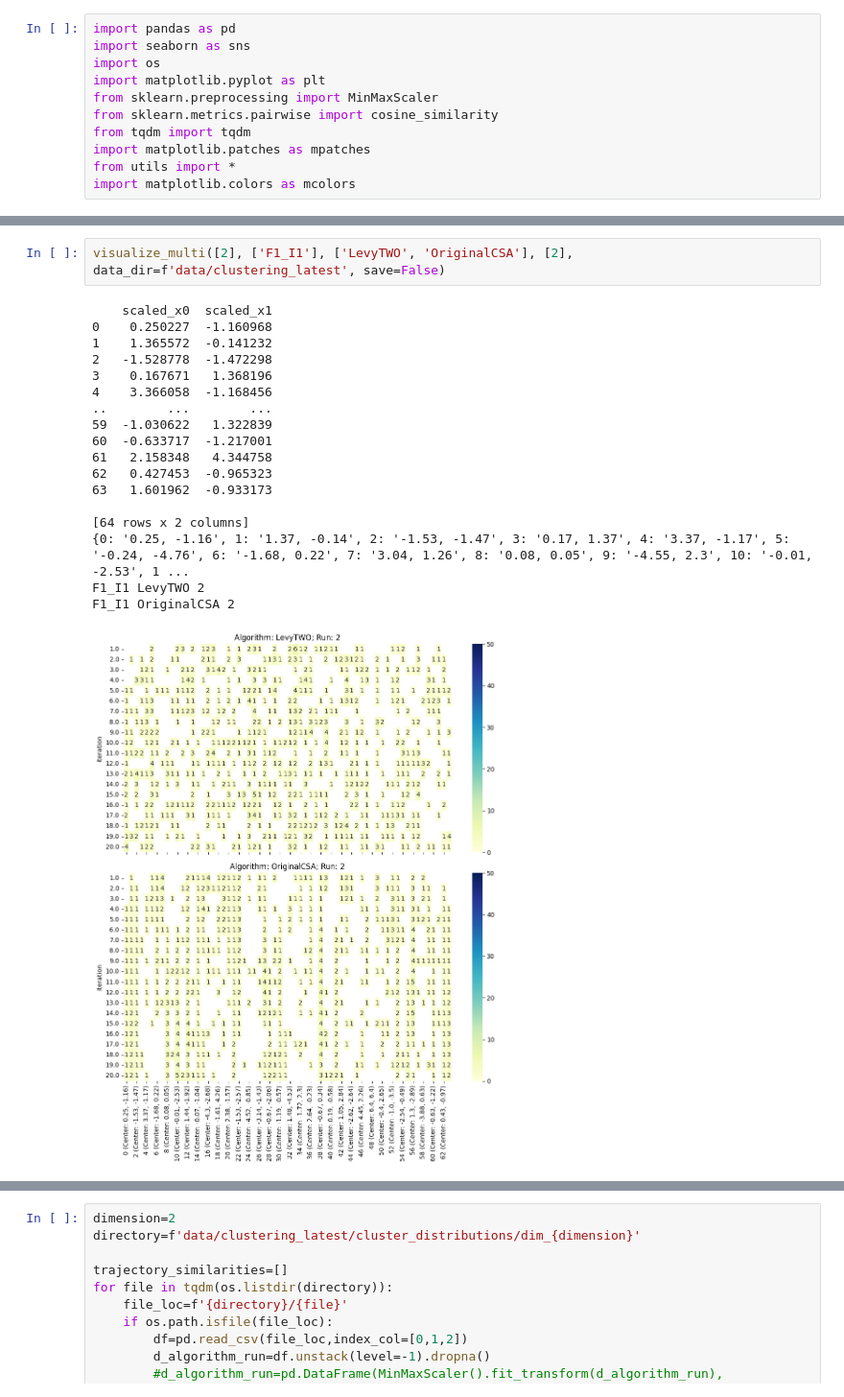
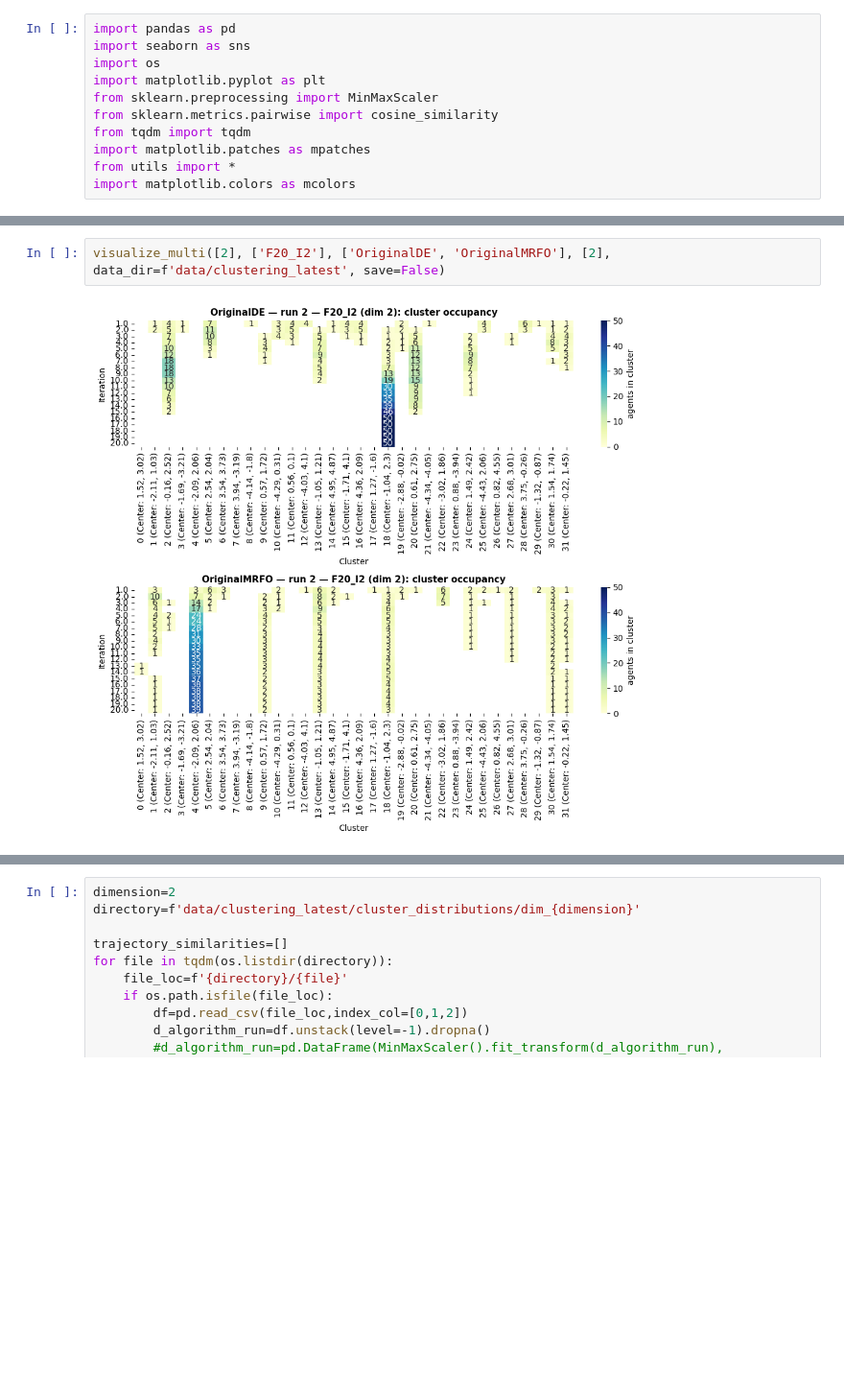
Before and after one commit to 8Timon24/Diploma-Analiza-in-vizualizacija-algoritmov-za-optimizacijo, a Jupyter notebook: 3_cluster_analysis.ipynb, the cells around one changed output, grey strips where cells are left out. Shown at 96% size. Cells and saved outputs as stored; diff of their text form; blank space fills up the shorter version.

```diff
--- a/3_cluster_analysis.ipynb
+++ b/3_cluster_analysis.ipynb
@@ -287,22 +255,5 @@ Axes(0.125,0.11;0.775x0.77)
 # %%
-visualize_multi([2], ['F1_I1'], ['LevyTWO', 'OriginalCSA'], [2], data_dir=f'data/clustering_latest', save=False)
+visualize_multi([2], ['F20_I2'], ['OriginalDE', 'OriginalMRFO'], [2], data_dir=f'data/clustering_latest', save=False)
 # %% [output]
-    scaled_x0  scaled_x1
-0    0.250227  -1.160968
-1    1.365572  -0.141232
-2   -1.528778  -1.472298
-3    0.167671   1.368196
-4    3.366058  -1.168456
-..        ...        ...
-59  -1.030622   1.322839
-60  -0.633717  -1.217001
-61   2.158348   4.344758
-62   0.427453  -0.965323
-63   1.601962  -0.933173
-
-[64 rows x 2 columns]
-{0: '0.25, -1.16', 1: '1.37, -0.14', 2: '-1.53, -1.47', 3: '0.17, 1.37', 4: '3.37, -1.17', 5: '-0.24, -4.76', 6: '-1.68, 0.22', 7: '3.04, 1.26', 8: '0.08, 0.05', 9: '-4.55, 2.3', 10: '-0.01, -2.53', 1 ...
-F1_I1 LevyTWO 2
-F1_I1 OriginalCSA 2
-[figure, old version]
+[figure, new version]
 # %%
```
Also changed, not shown: parts of 9 cells of this notebook, 4 other files.
